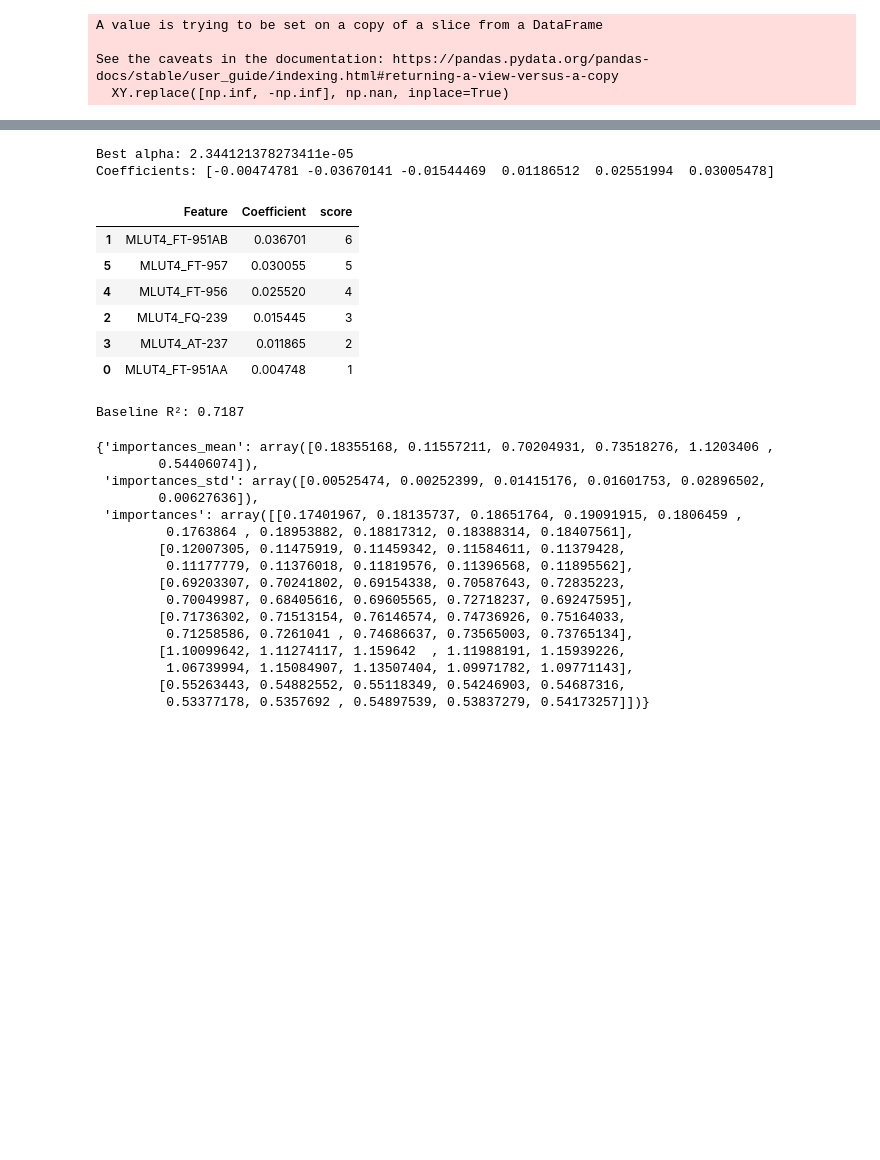
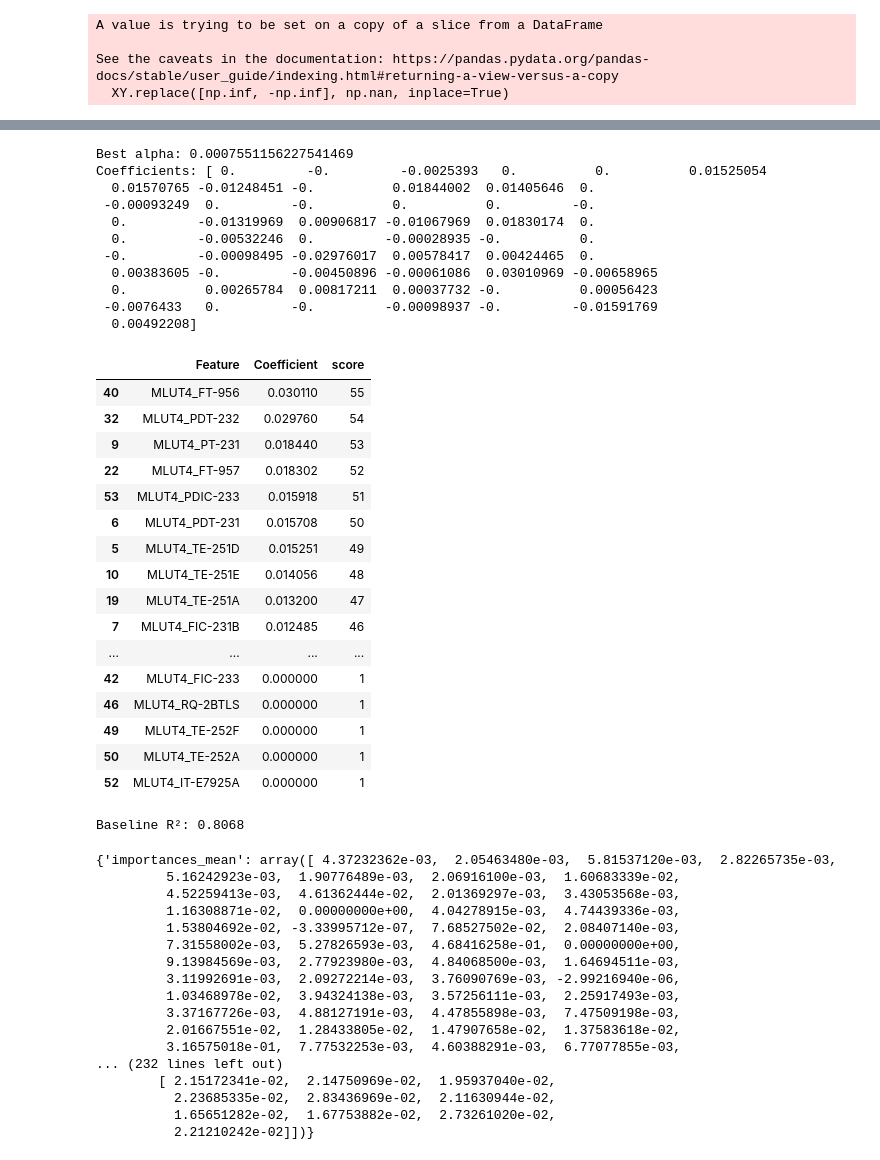
Before and after one commit to skywalker0803r/CFB, a Jupyter notebook: 特徵篩選Y2.ipynb, the cells around one changed output, grey strips where cells are left out. Drawn from its saved outputs; the diff is of its cells as text; code cells hidden in the pictures; blank space fills up the shorter version.

```diff
--- a/特徵篩選Y2.ipynb
+++ b/特徵篩選Y2.ipynb
@@ -340,8 +340,8 @@ def del_outliers_mahalanobis(df):
   return df_clean
 # %%
 # 保留數據表中藍色特徵跟Y
-cols_to_remain = ['MLUT4_AT-237','MLUT4_FQ-239','MLUT4_FT-951AA','MLUT4_FT-951AB','MLUT4_FT-956','MLUT4_FT-957','DeSOx_2nd']
-x_col = [col for col in XY.columns if any(key in col for key in cols_to_remain)]
+cols_to_remove = ['MLUT4_AIC-232B','MLUT4_AT-240','MLUT4_AT-240A','DeSOx_2nd','DeSOx_1st']
+x_col = list(set(XY.columns) - set(cols_to_remove))
 y_col = ['DeSOx_2nd']
 # 刪除Y欄位
 x_col = list(set(x_col) - set(y_col))
@@ -446,7 +489,7 @@ import pandas as pd
 
 # X: 特徵資料集 (DataFrame)，y: 目標變量 (Series)
 # 1. 合併 X 和 Y（橫向合併）
-XY = pd.concat([X[x_col], Y], axis=1)
+XY = pd.concat([XY[x_col], XY[y_col]], axis=1)
 
 # 2. 刪除有 NA 的 row
 XY_clean = XY.replace([np.inf, -np.inf], np.nan).dropna()
@@ -472,35 +525,54 @@ mi_df
 # %%
 from sklearn.linear_model import LassoCV
 from sklearn.preprocessing import StandardScaler
 from sklearn.model_selection import train_test_split
 
 # 載入資料並標準化
-X, y = XY.dropna()[x_col],XY.dropna()[y_col]
+X, y = XY.replace([np.inf,-np.inf],np.nan).dropna()[x_col],XY.replace([np.inf,-np.inf],np.nan).dropna()[y_col]
 X = StandardScaler().fit_transform(X)
 
 # 拆分訓練與測試集
 X_train, X_test, y_train, y_test = train_test_split(X, y, test_size=0.2, random_state=42)
 
 # 使用 LassoCV 自動尋找最佳 alpha
 lasso = LassoCV(cv=5, random_state=42)
 lasso.fit(X_train, y_train)
 
 # 印出最佳 alpha 與每個特徵的係數
 print("Best alpha:", lasso.alpha_)
 print("Coefficients:", lasso.coef_)
 res_lasso = pd.DataFrame({'Feature': x_col, 'Coefficient': abs(lasso.coef_.flatten())})
 res_lasso['score'] = res_lasso['Coefficient'].rank(method='min', ascending=True).astype(int)
 res_lasso.sort_values(by='score',ascending=False)
 # %% [output]
-Best alpha: 2.344121378273411e-05
-Coefficients: [-0.00474781 -0.03670141 -0.01544469  0.01186512  0.02551994  0.03005478]
+Best alpha: 0.0007551156227541469
+Coefficients: [ 0.         -0.         -0.0025393   0.          0.          0.01525054
+  0.01570765 -0.01248451 -0.          0.01844002  0.01405646  0.
+ -0.00093249  0.         -0.          0.          0.         -0.
+  0.         -0.01319969  0.00906817 -0.01067969  0.01830174  0.
+  0.         -0.00532246  0.         -0.00028935 -0.          0.
+ -0.         -0.00098495 -0.02976017  0.00578417  0.00424465  0.
+  0.00383605 -0.         -0.00450896 -0.00061086  0.03010969 -0.00658965
+  0.          0.00265784  0.00817211  0.00037732 -0.          0.00056423
+ -0.0076433   0.         -0.         -0.00098937 -0.         -0.01591769
+  0.00492208]
 |  | Feature | Coefficient | score |
-| 1 | MLUT4_FT-951AB | 0.036701 | 6 |
-| 5 | MLUT4_FT-957 | 0.030055 | 5 |
-| 4 | MLUT4_FT-956 | 0.025520 | 4 |
-| 2 | MLUT4_FQ-239 | 0.015445 | 3 |
-| 3 | MLUT4_AT-237 | 0.011865 | 2 |
-| 0 | MLUT4_FT-951AA | 0.004748 | 1 |
+| 40 | MLUT4_FT-956 | 0.030110 | 55 |
+| 32 | MLUT4_PDT-232 | 0.029760 | 54 |
+| 9 | MLUT4_PT-231 | 0.018440 | 53 |
+| 22 | MLUT4_FT-957 | 0.018302 | 52 |
+| 53 | MLUT4_PDIC-233 | 0.015918 | 51 |
+| 6 | MLUT4_PDT-231 | 0.015708 | 50 |
+| 5 | MLUT4_TE-251D | 0.015251 | 49 |
+| 10 | MLUT4_TE-251E | 0.014056 | 48 |
+| 19 | MLUT4_TE-251A | 0.013200 | 47 |
+| 7 | MLUT4_FIC-231B | 0.012485 | 46 |
+| ... | ... | ... | ... |
+| 42 | MLUT4_FIC-233 | 0.000000 | 1 |
+| 46 | MLUT4_RQ-2BTLS | 0.000000 | 1 |
+| 49 | MLUT4_TE-252F | 0.000000 | 1 |
+| 50 | MLUT4_TE-252A | 0.000000 | 1 |
+| 52 | MLUT4_IT-E7925A | 0.000000 | 1 |
 # %%
 from sklearn.ensemble import RandomForestRegressor
 from sklearn.inspection import permutation_importance
@@ -524,23 +596,24 @@ result = permutation_importance(model, X_test, y_test, n_repeats=10, random_stat
 
 result
 # %% [output]
-Baseline R²: 0.7187
+Baseline R²: 0.8068
-{'importances_mean': array([0.18355168, 0.11557211, 0.70204931, 0.73518276, 1.1203406 ,
-        0.54406074]),
- 'importances_std': array([0.00525474, 0.00252399, 0.01415176, 0.01601753, 0.02896502,
-        0.00627636]),
- 'importances': array([[0.17401967, 0.18135737, 0.18651764, 0.19091915, 0.1806459 ,
-         0.1763864 , 0.18953882, 0.18817312, 0.18388314, 0.18407561],
-        [0.12007305, 0.11475919, 0.11459342, 0.11584611, 0.11379428,
-         0.11177779, 0.11376018, 0.11819576, 0.11396568, 0.11895562],
-        [0.69203307, 0.70241802, 0.69154338, 0.70587643, 0.72835223,
-         0.70049987, 0.68405616, 0.69605565, 0.72718237, 0.69247595],
-        [0.71736302, 0.71513154, 0.76146574, 0.74736926, 0.75164033,
-         0.71258586, 0.7261041 , 0.74686637, 0.73565003, 0.73765134],
-        [1.10099642, 1.11274117, 1.159642  , 1.11988191, 1.15939226,
-         1.06739994, 1.15084907, 1.13507404, 1.09971782, 1.09771143],
-        [0.55263443, 0.54882552, 0.55118349, 0.54246903, 0.54687316,
-         0.53377178, 0.5357692 , 0.54897539, 0.53837279, 0.54173257]])}
+{'importances_mean': array([ 4.37232362e-03,  2.05463480e-03,  5.81537120e-03,  2.82265735e-03,
+         5.16242923e-03,  1.90776489e-03,  2.06916100e-03,  1.60683339e-02,
+         4.52259413e-03,  4.61362444e-02,  2.01369297e-03,  3.43053568e-03,
+         1.16308871e-02,  0.00000000e+00,  4.04278915e-03,  4.74439336e-03,
+         1.53804692e-02, -3.33995712e-07,  7.68527502e-02,  2.08407140e-03,
+         7.31558002e-03,  5.27826593e-03,  4.68416258e-01,  0.00000000e+00,
+         9.13984569e-03,  2.77923980e-03,  4.84068500e-03,  1.64694511e-03,
+         3.11992691e-03,  2.09272214e-03,  3.76090769e-03, -2.99216940e-06,
+         1.03468978e-02,  3.94324138e-03,  3.57256111e-03,  2.25917493e-03,
+         3.37167726e-03,  4.88127191e-03,  4.47855898e-03,  7.47509198e-03,
+         2.01667551e-02,  1.28433805e-02,  1.47907658e-02,  1.37583618e-02,
+         3.16575018e-01,  7.77532253e-03,  4.60388291e-03,  6.77077855e-03,
+... (232 lines left out)
+        [ 2.15172341e-02,  2.14750969e-02,  1.95937040e-02,
+          2.23685335e-02,  2.83436969e-02,  2.11630944e-02,
+          1.65651282e-02,  1.67753882e-02,  2.73261020e-02,
+          2.21210242e-02]])}
 # %%
 res_permutation_importance = pd.DataFrame(result['importances_mean']).T
 res_permutation_importance.columns = x_col
```
Also changed, not shown: parts of 10 cells of this notebook.
